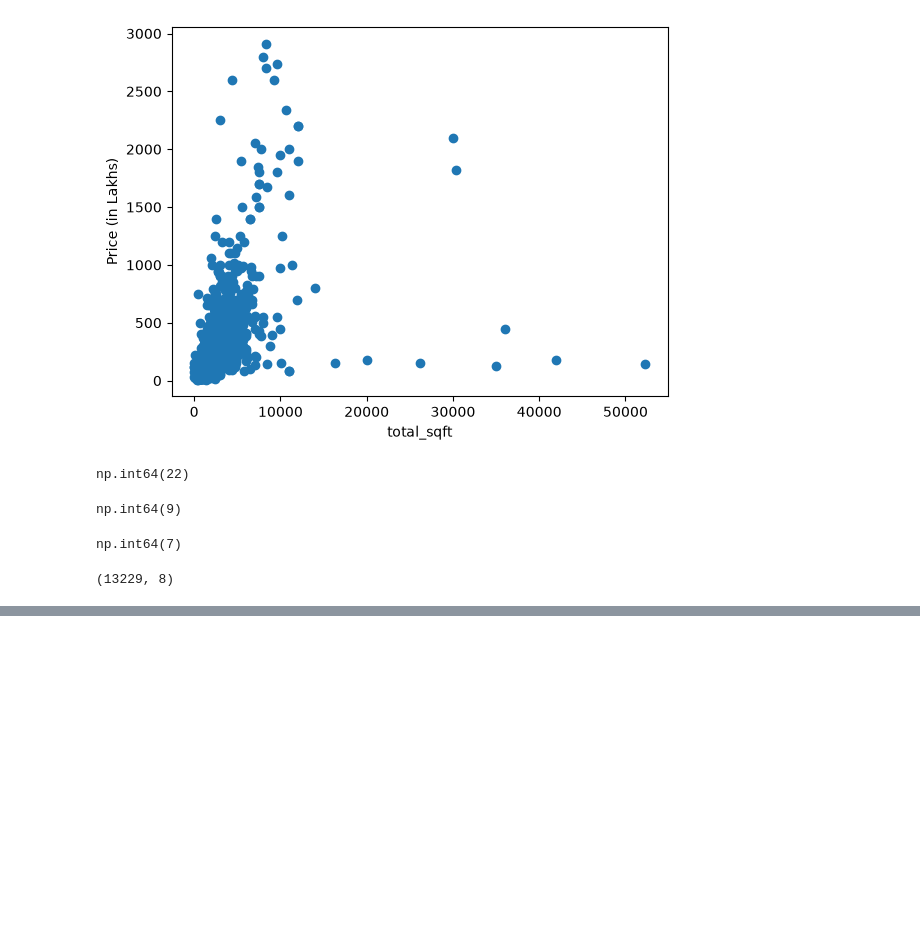
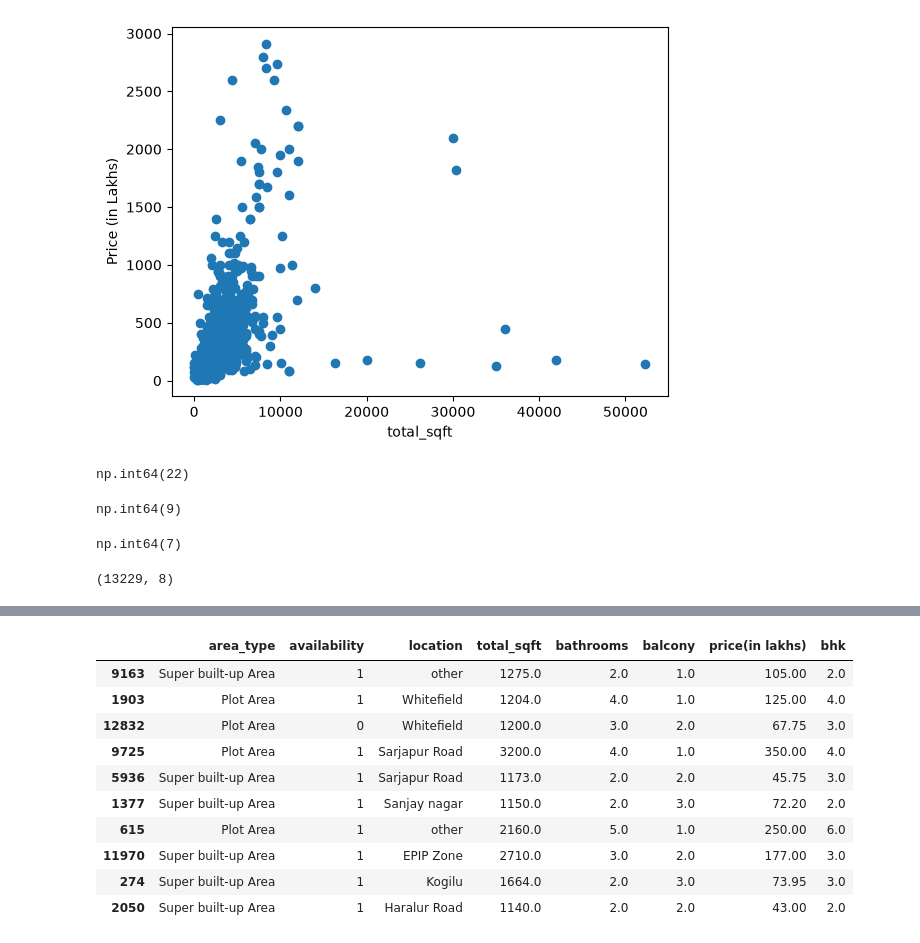
Before and after one commit to PranayBhardwaj29/bengaluru-house-price-predictor, a Jupyter notebook: notebook/model_training.ipynb, the cells around one changed output, grey strips where cells are left out. Cells and saved outputs as stored; diff of their text form; code cells hidden in the pictures; blank space fills up the shorter version.

```diff
--- a/notebook/model_training.ipynb
+++ b/notebook/model_training.ipynb
@@ -560,0 +602,4 @@ df.shape
+# %%
+location_counts = df['location'].value_counts()
+rare_locations = location_counts[location_counts < 10].index
+df['location'] = df['location'].apply(lambda x: 'other' if x in rare_locations else x)
@@ -560,0 +615,14 @@ df.shape
+# %%
+df.sample(10)
+# %% [output]
+|  | area_type | availability | location | total_sqft | bathrooms | balcony | price(in lakhs) | bhk |
+| 9163 | Super built-up Area | 1 | other | 1275.0 | 2.0 | 1.0 | 105.00 | 2.0 |
+| 1903 | Plot Area | 1 | Whitefield | 1204.0 | 4.0 | 1.0 | 125.00 | 4.0 |
+| 12832 | Plot Area | 0 | Whitefield | 1200.0 | 3.0 | 2.0 | 67.75 | 3.0 |
+| 9725 | Plot Area | 1 | Sarjapur Road | 3200.0 | 4.0 | 1.0 | 350.00 | 4.0 |
+| 5936 | Super built-up Area | 1 | Sarjapur Road | 1173.0 | 2.0 | 2.0 | 45.75 | 3.0 |
+| 1377 | Super built-up Area | 1 | Sanjay nagar | 1150.0 | 2.0 | 3.0 | 72.20 | 2.0 |
+| 615 | Plot Area | 1 | other | 2160.0 | 5.0 | 1.0 | 250.00 | 6.0 |
+| 11970 | Super built-up Area | 1 | EPIP Zone | 2710.0 | 3.0 | 2.0 | 177.00 | 3.0 |
+| 274 | Super built-up Area | 1 | Kogilu | 1664.0 | 2.0 | 3.0 | 73.95 | 3.0 |
+| 2050 | Super built-up Area | 1 | Haralur Road | 1140.0 | 2.0 | 2.0 | 43.00 | 2.0 |
```
Also changed, not shown: parts of 11 cells of this notebook.
